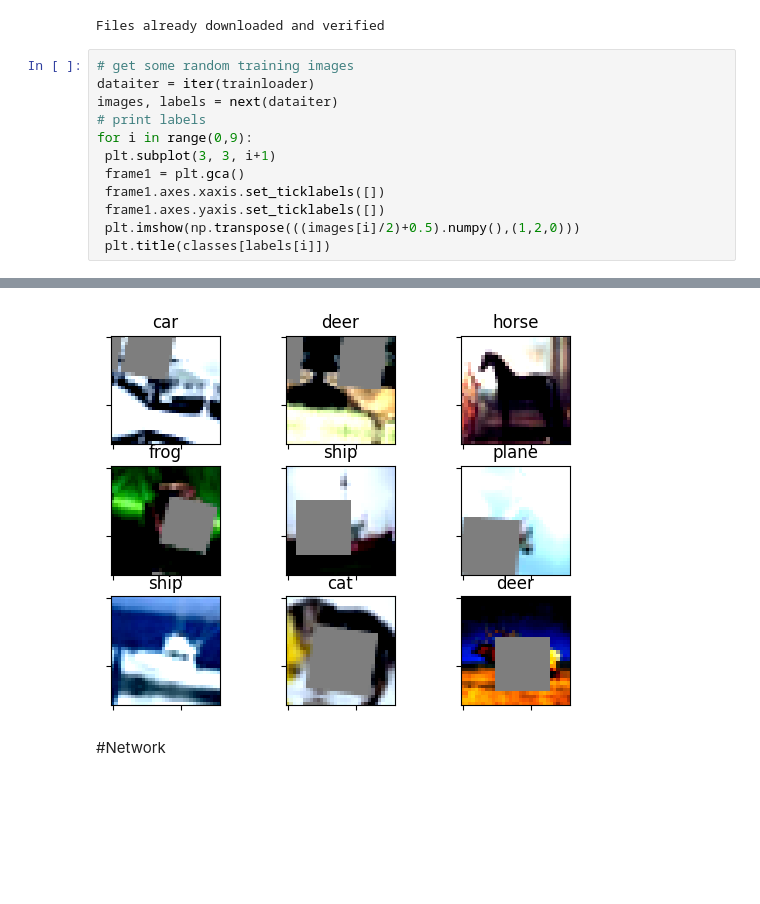
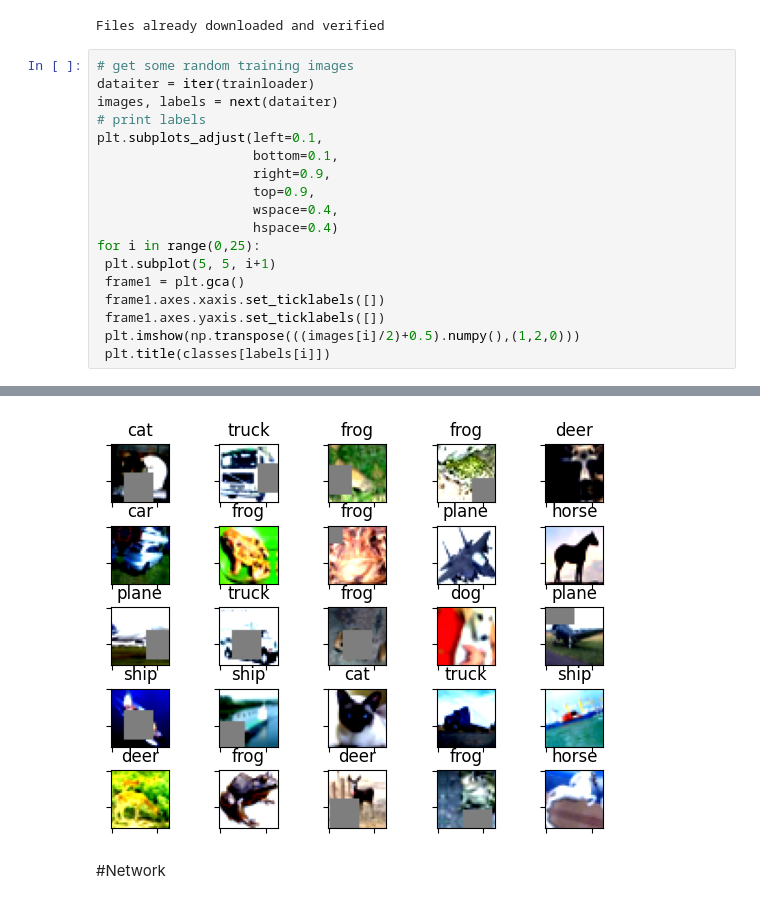
Before and after one commit to gdeotale/ERA, a Jupyter notebook: Session9/S9.ipynb, the cells around one changed output, grey strips where cells are left out. Drawn from its saved outputs; the diff is of its cells as text; blank space fills up the shorter version.

```diff
--- a/Session9/S9.ipynb
+++ b/Session9/S9.ipynb
@@ -27,8 +27,14 @@ Files already downloaded and verified
 dataiter = iter(trainloader)
 images, labels = next(dataiter)
 # print labels
-for i in range(0,9):
- plt.subplot(3, 3, i+1)
+plt.subplots_adjust(left=0.1,
+                    bottom=0.1,
+                    right=0.9,
+                    top=0.9,
+                    wspace=0.4,
+                    hspace=0.4)
+for i in range(0,25):
+ plt.subplot(5, 5, i+1)
  frame1 = plt.gca()
  frame1.axes.xaxis.set_ticklabels([])
  frame1.axes.yaxis.set_ticklabels([])
@@ -47,4 +61,4 @@ WARNING:matplotlib.image:Clipping input data to the valid range for imshow with
-[figure, old version]
+[figure, new version]
 # %% [markdown]
 #Network
 # %%
```
Also changed, not shown: parts of 5 cells of this notebook, 7 other files.
